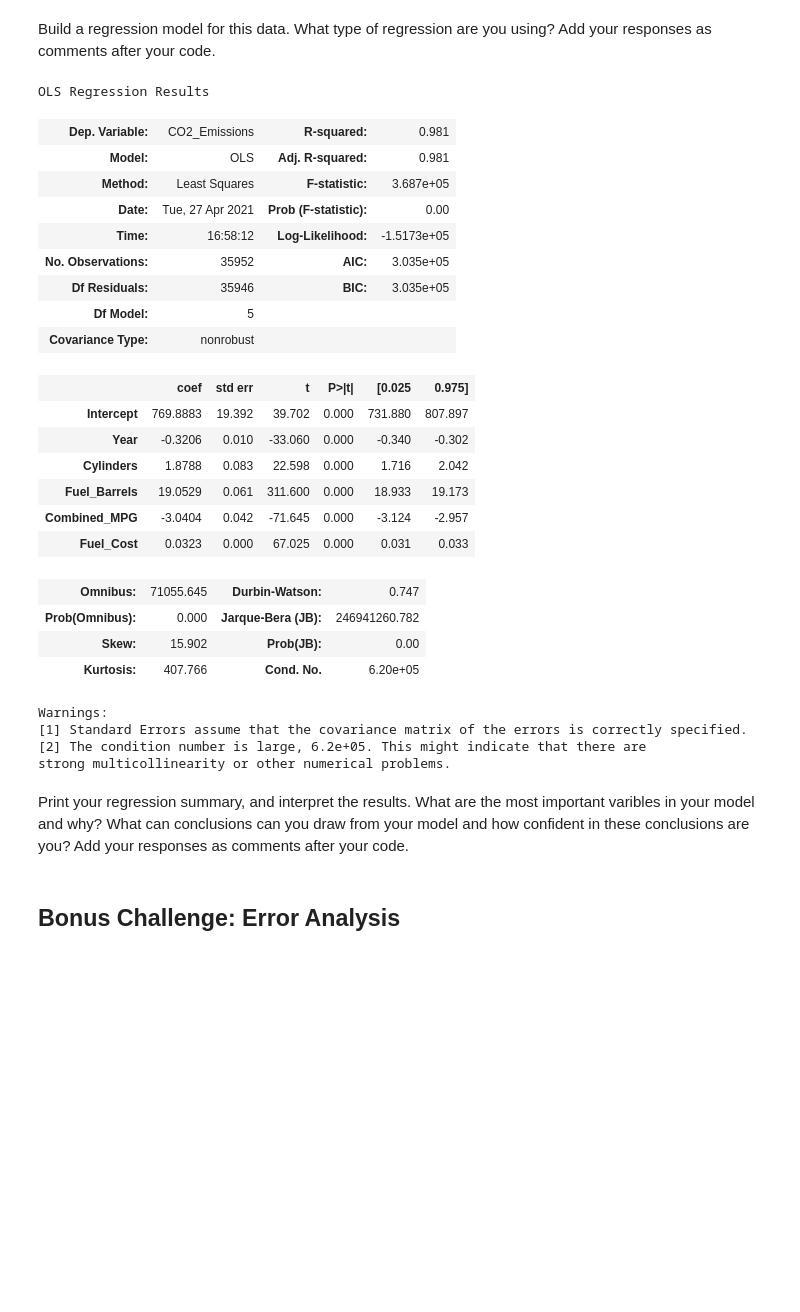
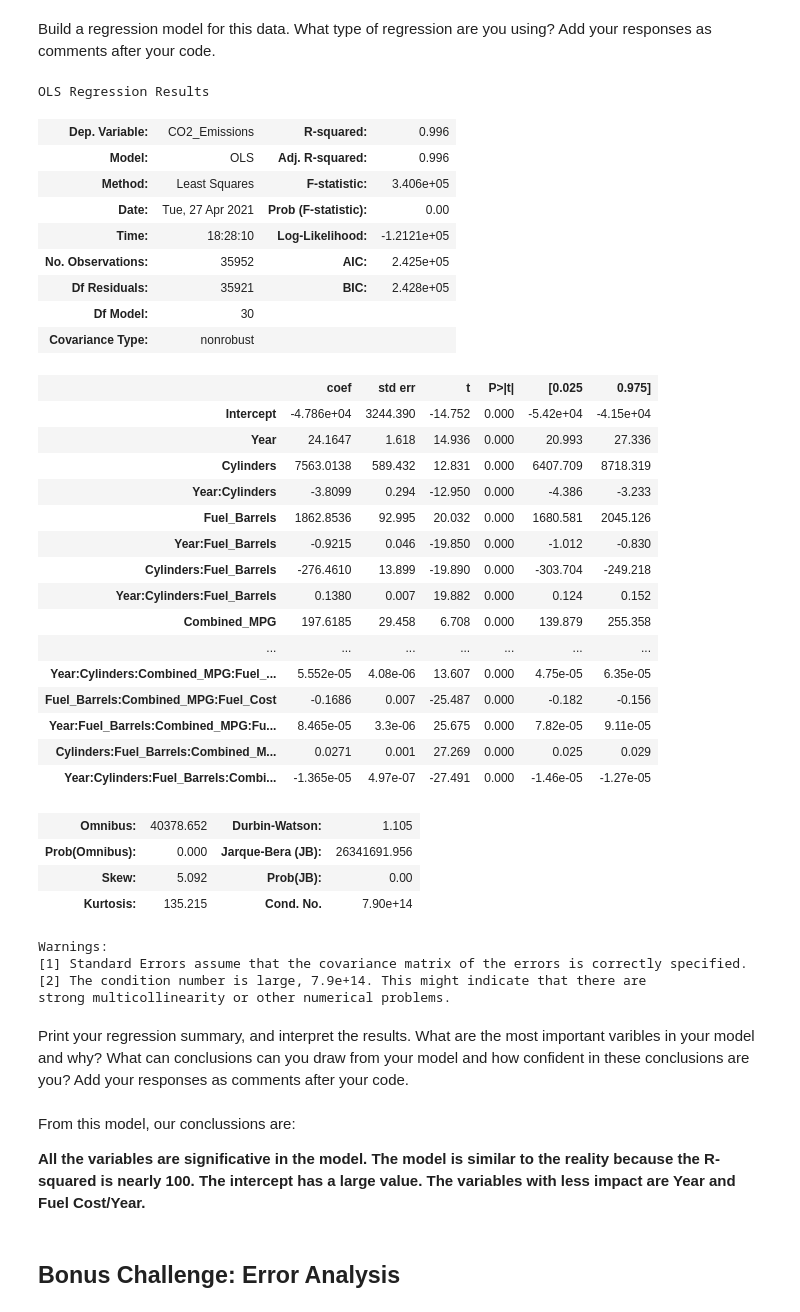
Before and after one commit to Ironhack-Data-Madrid-Marzo-2021/lab-regression-analysis, a Jupyter notebook: your-code.ipynb, the cells around one changed output. Drawn from its saved outputs; the diff is of its cells as text; code cells hidden in the pictures; blank space fills up the shorter version.

```diff
--- a/your-code.ipynb
+++ b/your-code.ipynb
@@ -135,33 +145,42 @@ Build a regression model for this data. What type of regression are you using? A
 # %%
 vehicles.rename(columns = {"CO2 Emission Grams/Mile": "CO2_Emissions", "Fuel Barrels/Year": "Fuel_Barrels", "Combined MPG": "Combined_MPG", "Fuel Cost/Year": "Fuel_Cost"}, inplace = True)
 # %%
-results = smf.ols("CO2_Emissions ~ Year + Cylinders + Fuel_Barrels + Combined_MPG + Fuel_Cost", data= vehicles).fit()
+results = smf.ols("CO2_Emissions ~ Year * Cylinders * Fuel_Barrels * Combined_MPG * Fuel_Cost", data= vehicles).fit()
 results.summary()
 # %% [output]
 OLS Regression Results
-| Dep. Variable: | CO2_Emissions | R-squared: | 0.981 |
-| Model: | OLS | Adj. R-squared: | 0.981 |
-| Method: | Least Squares | F-statistic: | 3.687e+05 |
+| Dep. Variable: | CO2_Emissions | R-squared: | 0.996 |
+| Model: | OLS | Adj. R-squared: | 0.996 |
+| Method: | Least Squares | F-statistic: | 3.406e+05 |
 | Date: | Tue, 27 Apr 2021 | Prob (F-statistic): | 0.00 |
-| Time: | 16:58:12 | Log-Likelihood: | -1.5173e+05 |
-| No. Observations: | 35952 | AIC: | 3.035e+05 |
-| Df Residuals: | 35946 | BIC: | 3.035e+05 |
-| Df Model: | 5 |  |  |
+| Time: | 18:28:10 | Log-Likelihood: | -1.2121e+05 |
+| No. Observations: | 35952 | AIC: | 2.425e+05 |
+| Df Residuals: | 35921 | BIC: | 2.428e+05 |
+| Df Model: | 30 |  |  |
 | Covariance Type: | nonrobust |  |  |
 |  | coef | std err | t | P>|t| | [0.025 | 0.975] |
-| Intercept | 769.8883 | 19.392 | 39.702 | 0.000 | 731.880 | 807.897 |
-| Year | -0.3206 | 0.010 | -33.060 | 0.000 | -0.340 | -0.302 |
-| Cylinders | 1.8788 | 0.083 | 22.598 | 0.000 | 1.716 | 2.042 |
-| Fuel_Barrels | 19.0529 | 0.061 | 311.600 | 0.000 | 18.933 | 19.173 |
-| Combined_MPG | -3.0404 | 0.042 | -71.645 | 0.000 | -3.124 | -2.957 |
-| Fuel_Cost | 0.0323 | 0.000 | 67.025 | 0.000 | 0.031 | 0.033 |
+| Intercept | -4.786e+04 | 3244.390 | -14.752 | 0.000 | -5.42e+04 | -4.15e+04 |
+| Year | 24.1647 | 1.618 | 14.936 | 0.000 | 20.993 | 27.336 |
+| Cylinders | 7563.0138 | 589.432 | 12.831 | 0.000 | 6407.709 | 8718.319 |
+| Year:Cylinders | -3.8099 | 0.294 | -12.950 | 0.000 | -4.386 | -3.233 |
+| Fuel_Barrels | 1862.8536 | 92.995 | 20.032 | 0.000 | 1680.581 | 2045.126 |
+| Year:Fuel_Barrels | -0.9215 | 0.046 | -19.850 | 0.000 | -1.012 | -0.830 |
+| Cylinders:Fuel_Barrels | -276.4610 | 13.899 | -19.890 | 0.000 | -303.704 | -249.218 |
+| Year:Cylinders:Fuel_Barrels | 0.1380 | 0.007 | 19.882 | 0.000 | 0.124 | 0.152 |
+| Combined_MPG | 197.6185 | 29.458 | 6.708 | 0.000 | 139.879 | 255.358 |
+| ... | ... | ... | ... | ... | ... | ... |
+| Year:Cylinders:Combined_MPG:Fuel_... | 5.552e-05 | 4.08e-06 | 13.607 | 0.000 | 4.75e-05 | 6.35e-05 |
+| Fuel_Barrels:Combined_MPG:Fuel_Cost | -0.1686 | 0.007 | -25.487 | 0.000 | -0.182 | -0.156 |
+| Year:Fuel_Barrels:Combined_MPG:Fu... | 8.465e-05 | 3.3e-06 | 25.675 | 0.000 | 7.82e-05 | 9.11e-05 |
+| Cylinders:Fuel_Barrels:Combined_M... | 0.0271 | 0.001 | 27.269 | 0.000 | 0.025 | 0.029 |
+| Year:Cylinders:Fuel_Barrels:Combi... | -1.365e-05 | 4.97e-07 | -27.491 | 0.000 | -1.46e-05 | -1.27e-05 |
-| Omnibus: | 71055.645 | Durbin-Watson: | 0.747 |
-| Prob(Omnibus): | 0.000 | Jarque-Bera (JB): | 246941260.782 |
-| Skew: | 15.902 | Prob(JB): | 0.00 |
-| Kurtosis: | 407.766 | Cond. No. | 6.20e+05 |
+| Omnibus: | 40378.652 | Durbin-Watson: | 1.105 |
+| Prob(Omnibus): | 0.000 | Jarque-Bera (JB): | 26341691.956 |
+| Skew: | 5.092 | Prob(JB): | 0.00 |
+| Kurtosis: | 135.215 | Cond. No. | 7.90e+14 |
 Warnings:
 [1] Standard Errors assume that the covariance matrix of the errors is correctly specified.
-[2] The condition number is large, 6.2e+05. This might indicate that there are
+[2] The condition number is large, 7.9e+14. This might indicate that there are
 strong multicollinearity or other numerical problems.
 # %% [markdown]
 Print your regression summary, and interpret the results. What are the most important varibles in your model and why? What can conclusions can you draw from your model and how confident in these conclusions are you? Add your responses as comments after your code.
@@ -170,3 +187,10 @@ Print your regression summary, and interpret the results. What are the most impo
+# %% [markdown]
+From this model, our conclussions are:
+
+**All the variables are significative in the model.
+The model is similar to the reality because the R-squared is nearly 100.
+The intercept has a large value.
+The variables with less impact are Year and Fuel Cost/Year.**
 # %% [markdown]
 ## Bonus Challenge: Error Analysis
 # %% [markdown]
```
Also changed, not shown: parts of 25 cells of this notebook.
